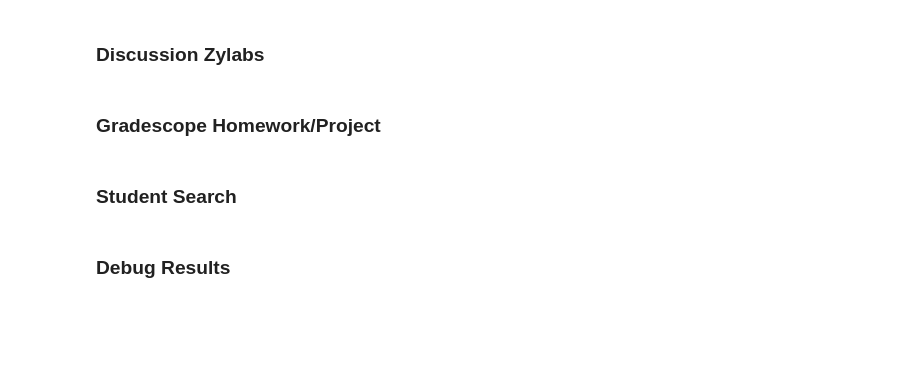
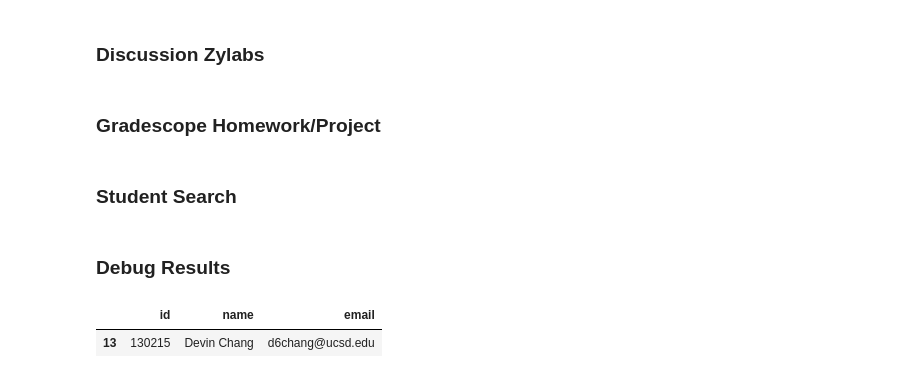
Before and after one commit to nzhang20/grades-dsc, a Jupyter notebook: enter_grades.ipynb, the cells around one changed output. Drawn from its saved outputs; the diff is of its cells as text; code cells hidden in the pictures; blank space fills up the shorter version.

```diff
--- a/enter_grades.ipynb
+++ b/enter_grades.ipynb
@@ -213,5 +235,10 @@ gradebook[gradebook.index.str.lower().str.contains('<email>', na=False)]
 gradebook[gradebook['name'].str.lower().str.contains('<name>', na=False)]
 # %% [markdown]
 ### Debug Results
+# %%
+STUDENTS[STUDENTS['name'] == 'Devin Chang']
+# %% [output]
+|  | id | name | email |
+| 13 | 130215 | Devin Chang | d6chang@ucsd.edu |
 # %%
 # modify EMAIL_RECORDS
```
Also changed, not shown: parts of 11 cells of this notebook, 1 other file.
